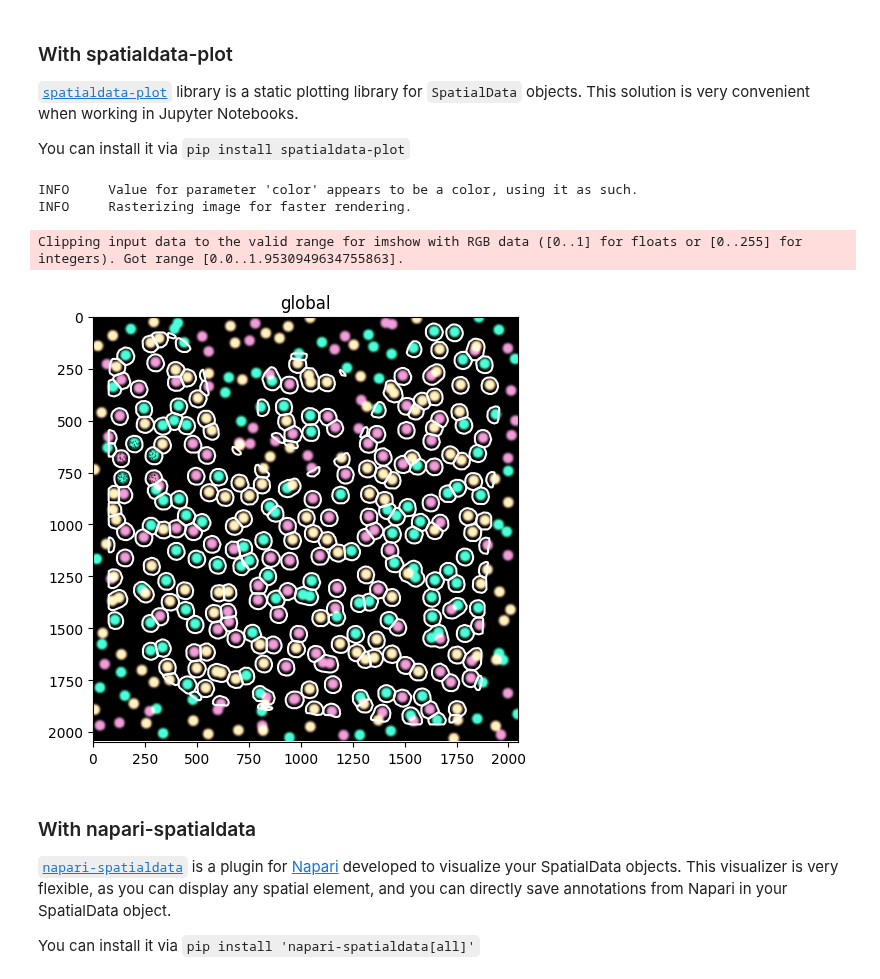
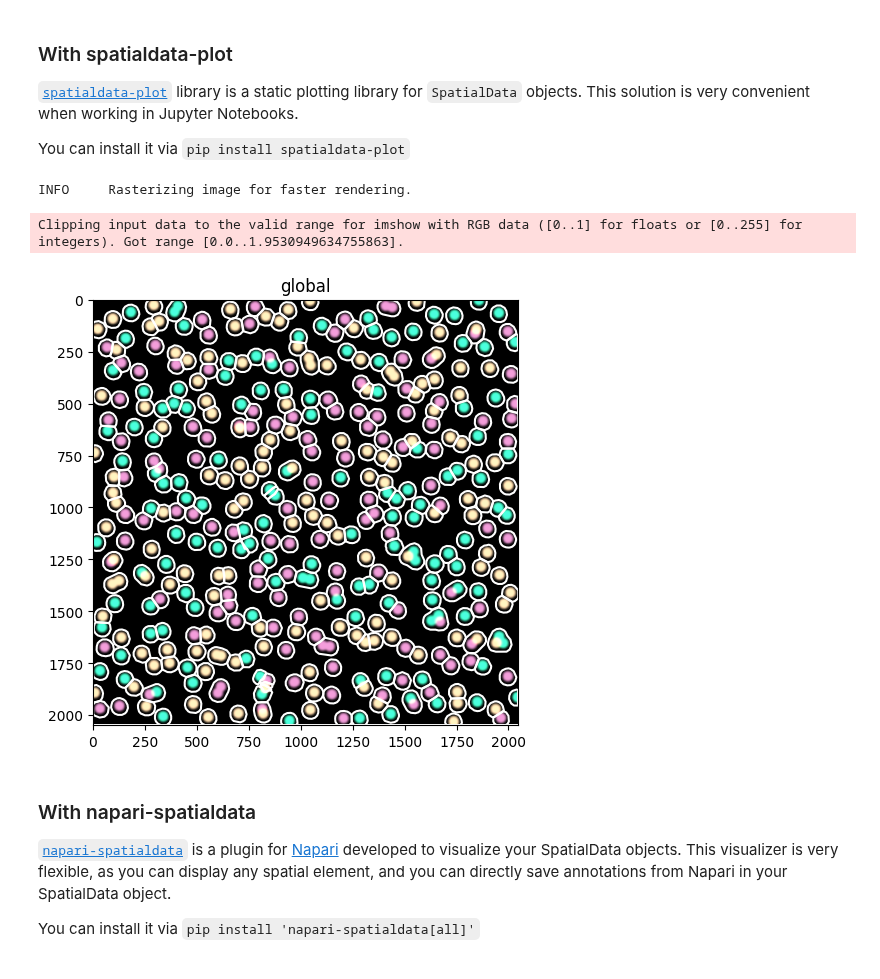
Before and after one commit to gustaveroussy/sopa, a Jupyter notebook: docs/tutorials/api_usage.ipynb, the cells around one changed output. Cells and saved outputs as stored; diff of their text form; code cells hidden in the pictures.

```diff
--- a/docs/tutorials/api_usage.ipynb
+++ b/docs/tutorials/api_usage.ipynb
@@ -320,14 +321,12 @@ import spatialdata_plot
 # %%
 sdata\
     .pl.render_images("image")\
-    .pl.render_points(size=0.01, color="#000000", alpha=1)\
     .pl.render_shapes("cellpose_boundaries", outline_alpha=1, fill_alpha=0, outline_color="#fff")\
     .pl.show("global")
 # %% [output]
-INFO     Value for parameter 'color' appears to be a color, using it as such.
 INFO     Rasterizing image for faster rendering.
 Clipping input data to the valid range for imshow with RGB data ([0..1] for floats or [0..255] for integers). Got range [0.0..1.9530949634755863].
-[figure, old version]
+[figure, new version]
 # %% [markdown]
 ### With napari-spatialdata
 
```
Also changed, not shown: parts of 7 cells of this notebook, 1 other file.
